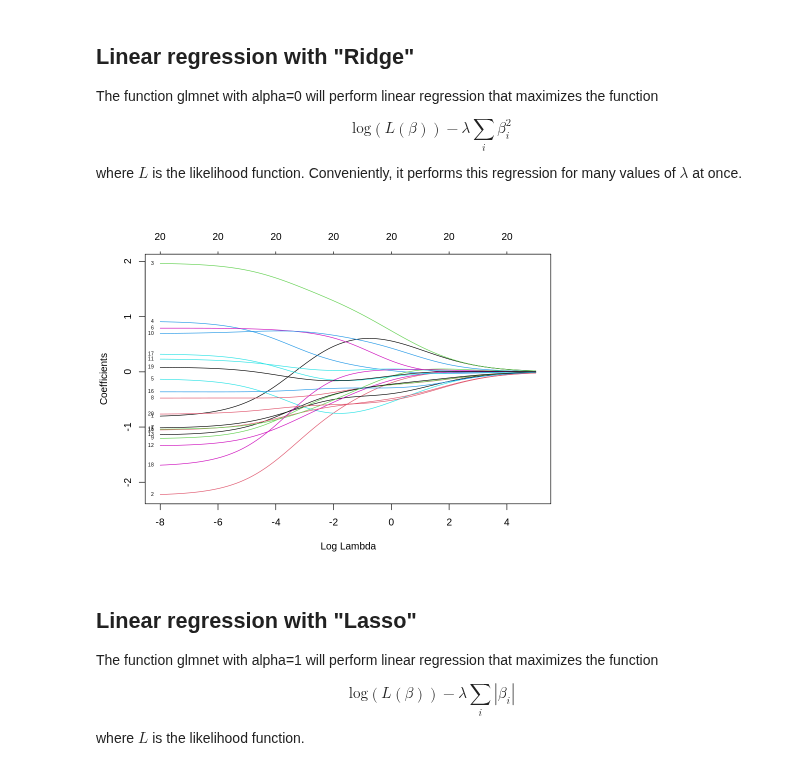
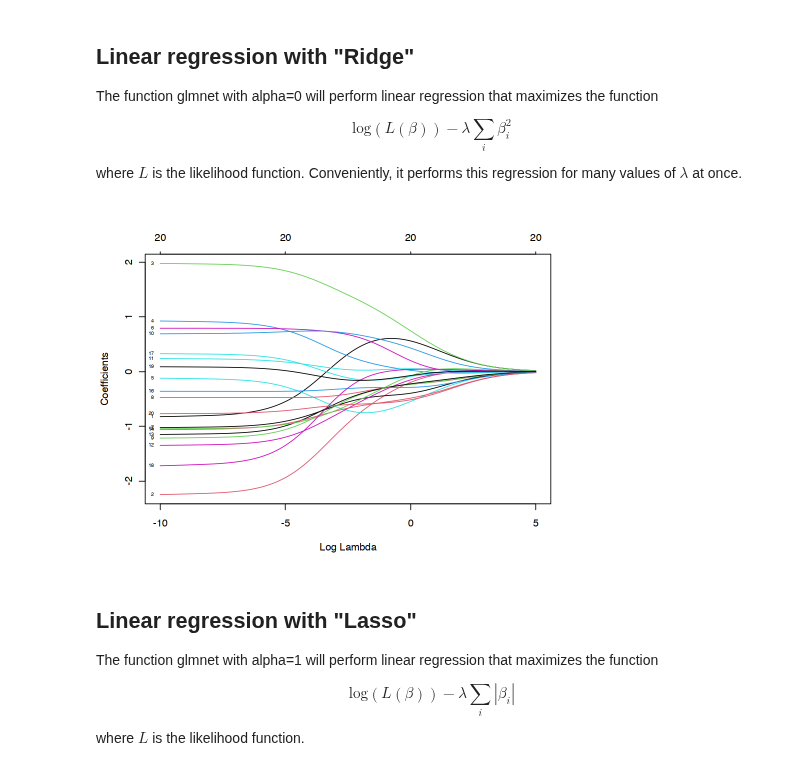
Before and after one commit to allardjun/Math227C, a Jupyter notebook: LectureNotebooks/L7.2_RidgeLasso.ipynb, the cells around one changed output. Drawn from its saved outputs; the diff is of its cells as text; code cells hidden in the pictures.

```diff
--- a/LectureNotebooks/L7.2_RidgeLasso.ipynb
+++ b/LectureNotebooks/L7.2_RidgeLasso.ipynb
@@ -52,14 +50,14 @@ where $L$ is the likelihood function. Conveniently, it performs this regression
 # %%
 # do a fit with glmnet, which performs a linear fit
 
-lambdaArray <- exp(seq(-8,5,length=200))
+lambdaArray <- exp(seq(-10,5,length=200))
 
 ridgeFit <- glmnet(x, y, alpha=0,lambda=lambdaArray) # alpha=0 corresponds to ridge regression
 
 # coefficients versus lambda
 plot(ridgeFit, xvar = "lambda", label = TRUE)
 # %% [output]
-[figure, old version]
+[figure, new version]
 # %% [markdown]
 ## Linear regression with "Lasso"
 
```
Also changed, not shown: parts of 4 cells of this notebook, 1 other file.
